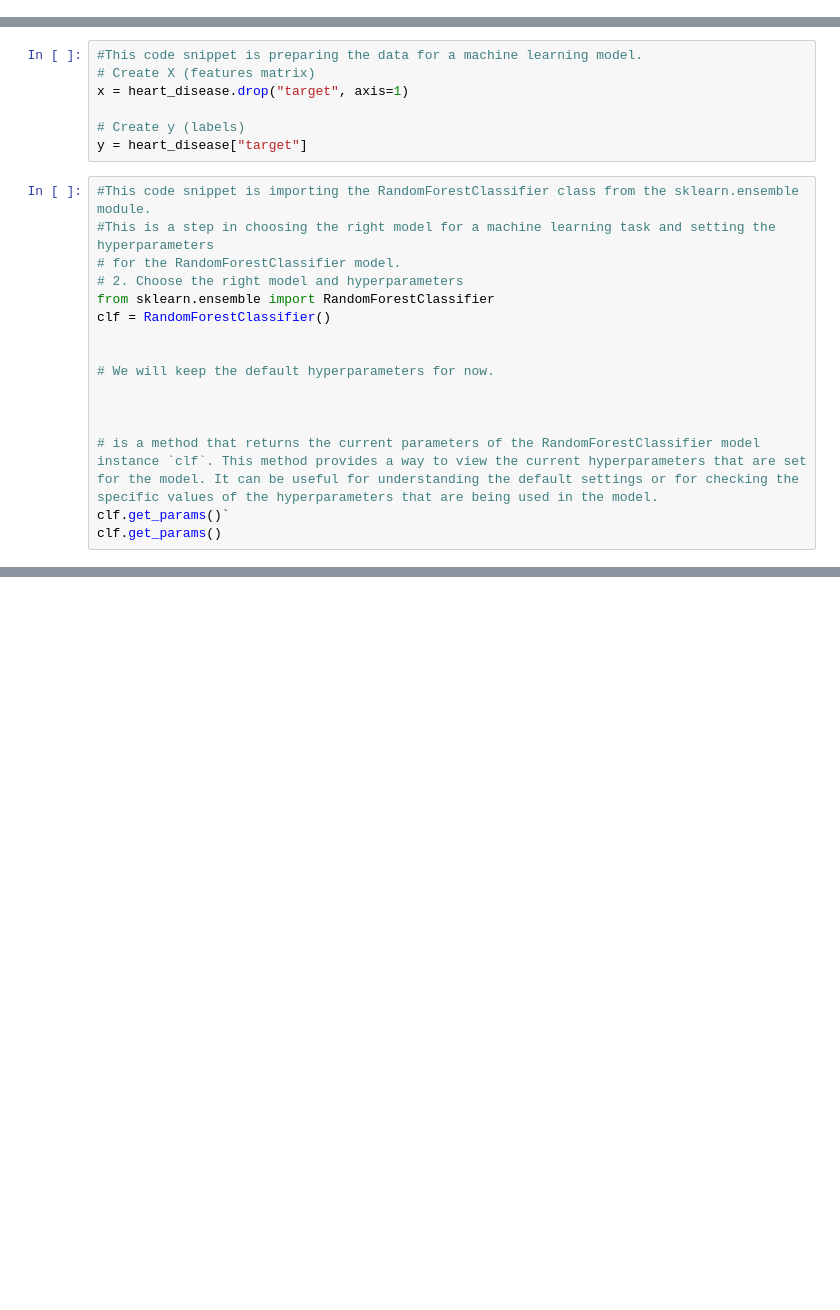
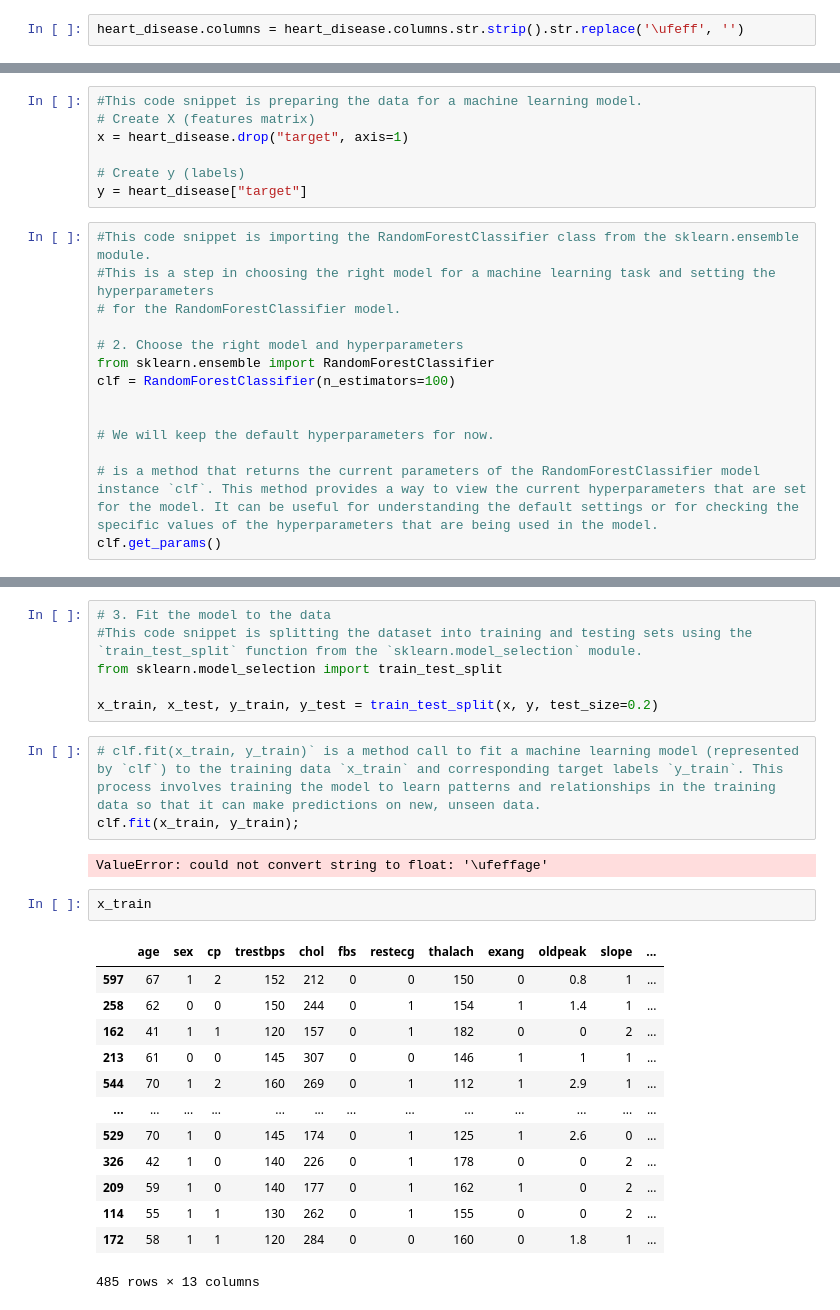
Before and after one commit to NoorullahZamindar-007/Scikit-learn-Work-and-Study-, a Jupyter notebook: Introduction to Scikit-learn.ipynb, the cells around one changed output, grey strips where cells are left out. Drawn from its saved outputs; the diff is of its cells as text; blank space fills up the shorter version.

Commit message:
Added new data preprocessing steps

```diff
--- a/Introduction to Scikit-learn.ipynb
+++ b/Introduction to Scikit-learn.ipynb
@@ -36,6 +37,8 @@ heart_disease.head()
 | 2 | 41 | 0 | 1 | 130 | 204 | 0 | 0 | 172 | 0 | 1.4 | 2 | ... |
 | 3 | 56 | 1 | 1 | 120 | 236 | 0 | 1 | 178 | 0 | 0.8 | 2 | ... |
 | 4 | 57 | 0 | 0 | 120 | 354 | 0 | 1 | 163 | 1 | 0.6 | 2 | ... |
+# %%
+heart_disease.columns = heart_disease.columns.str.strip().str.replace('\ufeff', '')
 # %%
 print(heart_disease.columns.tolist())
 # %% [output]
@@ -51,15 +54,13 @@ y = heart_disease["target"]
 #This code snippet is importing the RandomForestClassifier class from the sklearn.ensemble module.
 #This is a step in choosing the right model for a machine learning task and setting the hyperparameters
 # for the RandomForestClassifier model.
+
 # 2. Choose the right model and hyperparameters
 from sklearn.ensemble import RandomForestClassifier
-clf = RandomForestClassifier()
+clf = RandomForestClassifier(n_estimators=100)
 
 
 # We will keep the default hyperparameters for now.
 
-
-
 # is a method that returns the current parameters of the RandomForestClassifier model instance `clf`. This method provides a way to view the current hyperparameters that are set for the model. It can be useful for understanding the default settings or for checking the specific values of the hyperparameters that are being used in the model.
-clf.get_params()`
 clf.get_params()
@@ -65,0 +87,27 @@ clf.get_params()
+# %%
+# 3. Fit the model to the data
+#This code snippet is splitting the dataset into training and testing sets using the `train_test_split` function from the `sklearn.model_selection` module.
+from sklearn.model_selection import train_test_split
+
+x_train, x_test, y_train, y_test = train_test_split(x, y, test_size=0.2)
+# %%
+# clf.fit(x_train, y_train)` is a method call to fit a machine learning model (represented by `clf`) to the training data `x_train` and corresponding target labels `y_train`. This process involves training the model to learn patterns and relationships in the training data so that it can make predictions on new, unseen data.
+clf.fit(x_train, y_train);
+# %% [output]
+ValueError: could not convert string to float: '\ufeffage'
+# %%
+x_train
+# %% [output]
+|  | age | sex | cp | trestbps | chol | fbs | restecg | thalach | exang | oldpeak | slope | ... |
+| 597 | 67 | 1 | 2 | 152 | 212 | 0 | 0 | 150 | 0 | 0.8 | 1 | ... |
+| 258 | 62 | 0 | 0 | 150 | 244 | 0 | 1 | 154 | 1 | 1.4 | 1 | ... |
+| 162 | 41 | 1 | 1 | 120 | 157 | 0 | 1 | 182 | 0 | 0 | 2 | ... |
+| 213 | 61 | 0 | 0 | 145 | 307 | 0 | 0 | 146 | 1 | 1 | 1 | ... |
+| 544 | 70 | 1 | 2 | 160 | 269 | 0 | 1 | 112 | 1 | 2.9 | 1 | ... |
+| ... | ... | ... | ... | ... | ... | ... | ... | ... | ... | ... | ... | ... |
+| 529 | 70 | 1 | 0 | 145 | 174 | 0 | 1 | 125 | 1 | 2.6 | 0 | ... |
+| 326 | 42 | 1 | 0 | 140 | 226 | 0 | 1 | 178 | 0 | 0 | 2 | ... |
+| 209 | 59 | 1 | 0 | 140 | 177 | 0 | 1 | 162 | 1 | 0 | 2 | ... |
+| 114 | 55 | 1 | 1 | 130 | 262 | 0 | 1 | 155 | 0 | 0 | 2 | ... |
+| 172 | 58 | 1 | 1 | 120 | 284 | 0 | 0 | 160 | 0 | 1.8 | 1 | ... |
+485 rows × 13 columns
```
Also changed, not shown: parts of 4 cells of this notebook, 1 other file.
